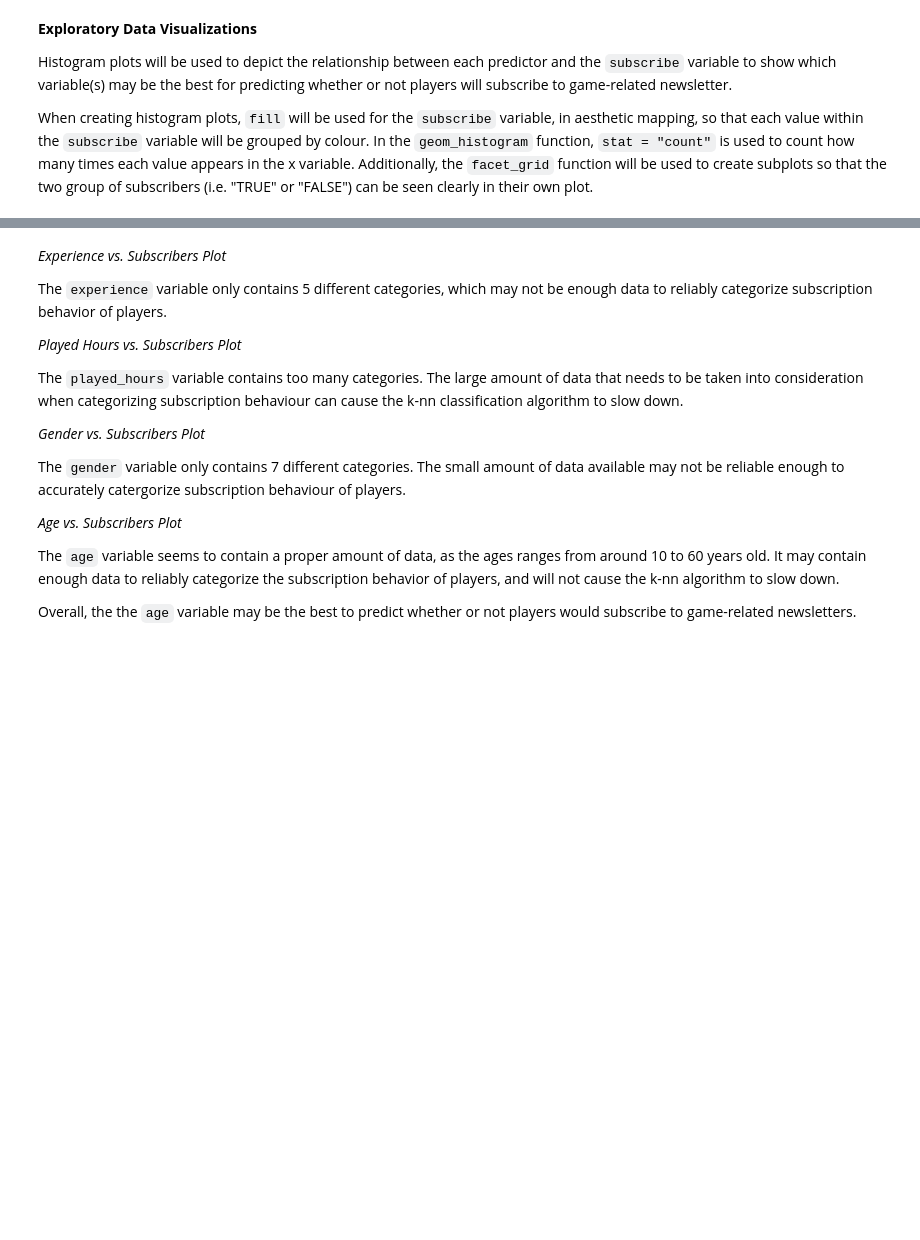
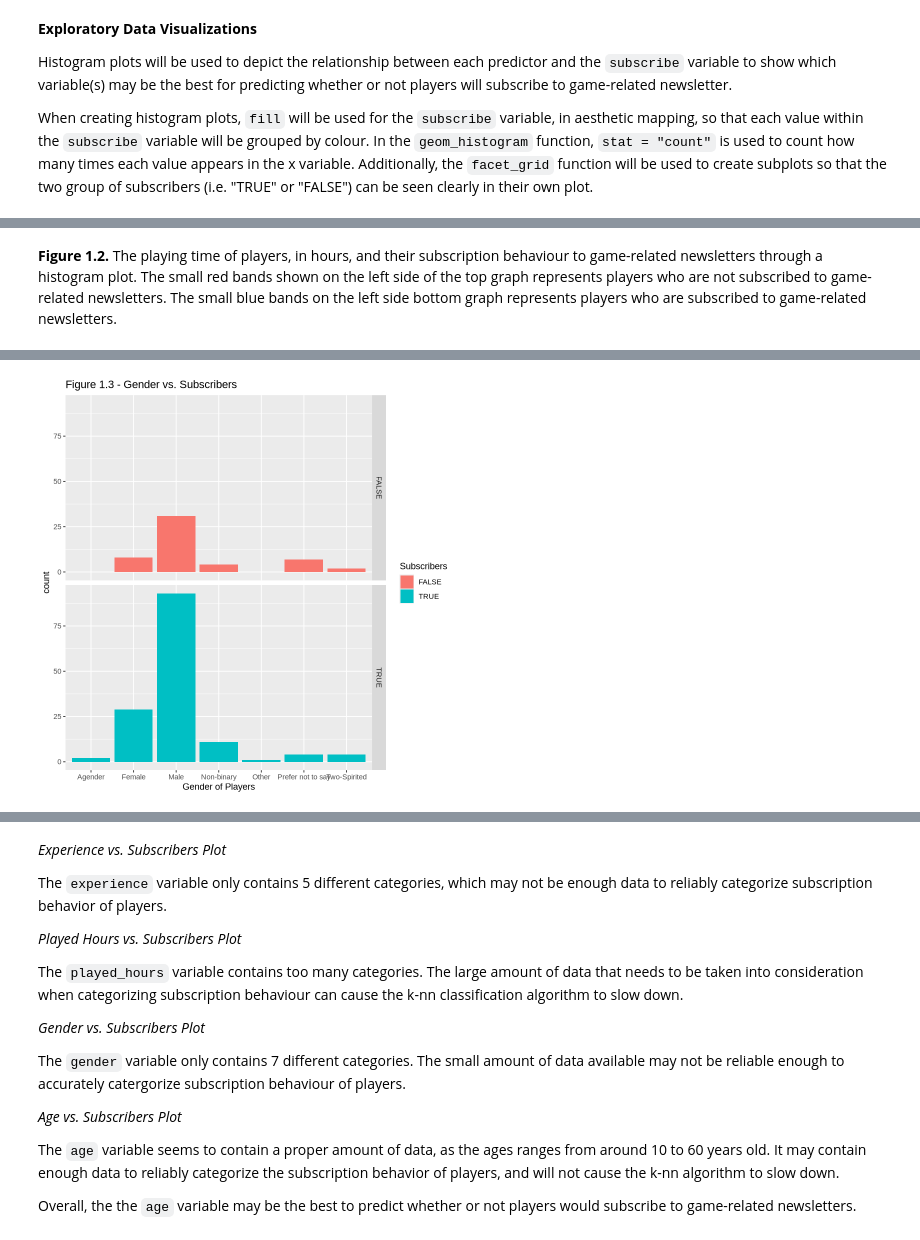
Before and after one commit to zzashleeyj/DSCI100-46-Group-Project, a Jupyter notebook: Final Project 46.ipynb, the cells around one changed output, grey strips where cells are left out. Saved outputs shown, nothing was run; the diff lists cells and outputs as text; code cells hidden in the pictures; blank space fills up the shorter version.

```diff
--- a/Final Project 46.ipynb
+++ b/Final Project 46.ipynb
@@ -181,0 +163,10 @@ Warning message:
+# %% [markdown]
+**Figure 1.2.** The playing time of players, in hours, and their subscription behaviour to game-related newsletters through a histogram plot. The small red bands shown on the left side of the top graph represents players who are not subscribed to game-related newsletters. The small blue bands on the left side bottom graph represents players who are subscribed to game-related newsletters.
+# %%
+gender_plot <- ggplot(players, aes(x = gender, fill = subscribe)) +
+    geom_histogram(stat = "count") +
+    facet_grid(rows = vars(subscribe)) +
+    labs(x = "Gender of Players", fill = "Subscribers") +
+    ggtitle("Figure 1.3 - Gender vs. Subscribers")
+gender_plot
+# %% [output]
@@ -181,0 +175 @@ Warning message:
+[figure, added]
```
Also changed, not shown: parts of 11 cells of this notebook.
